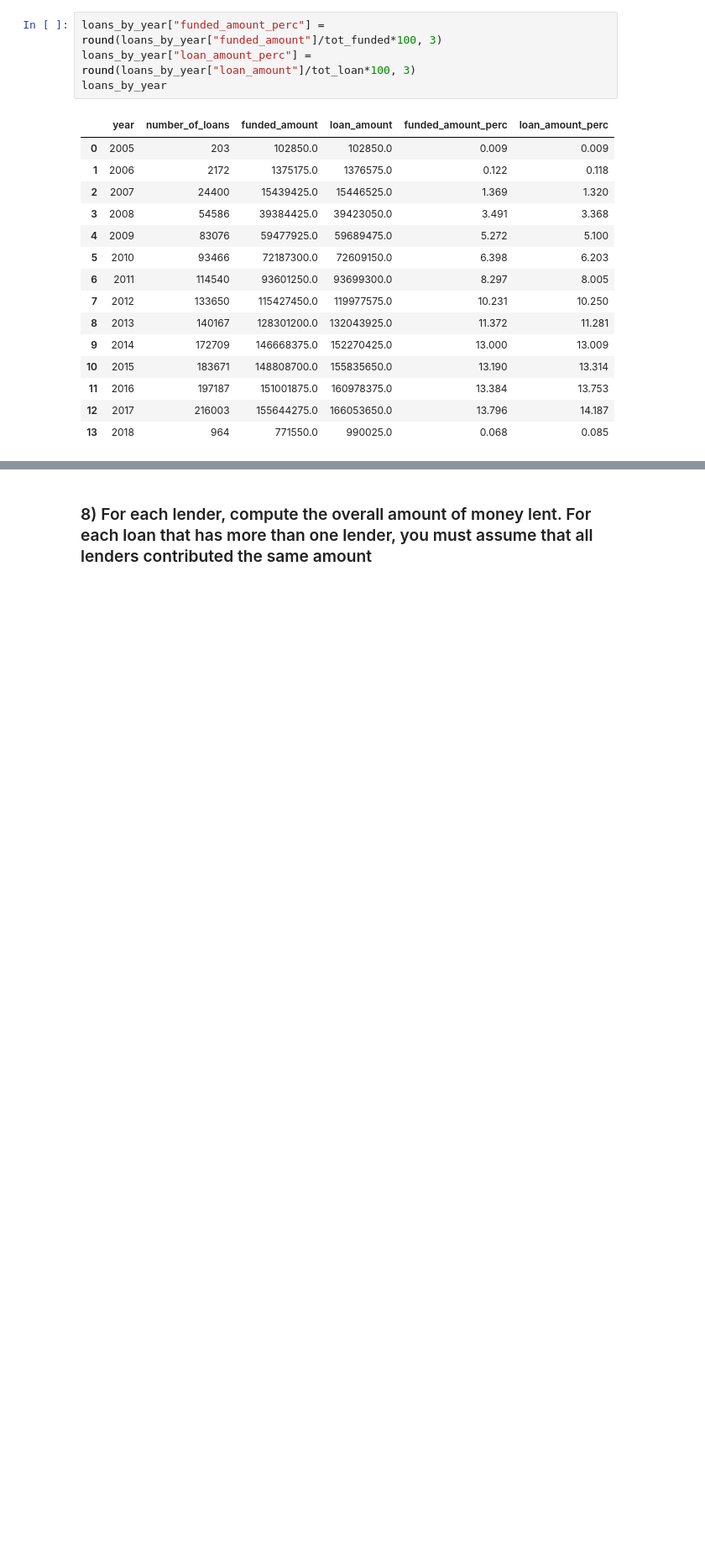
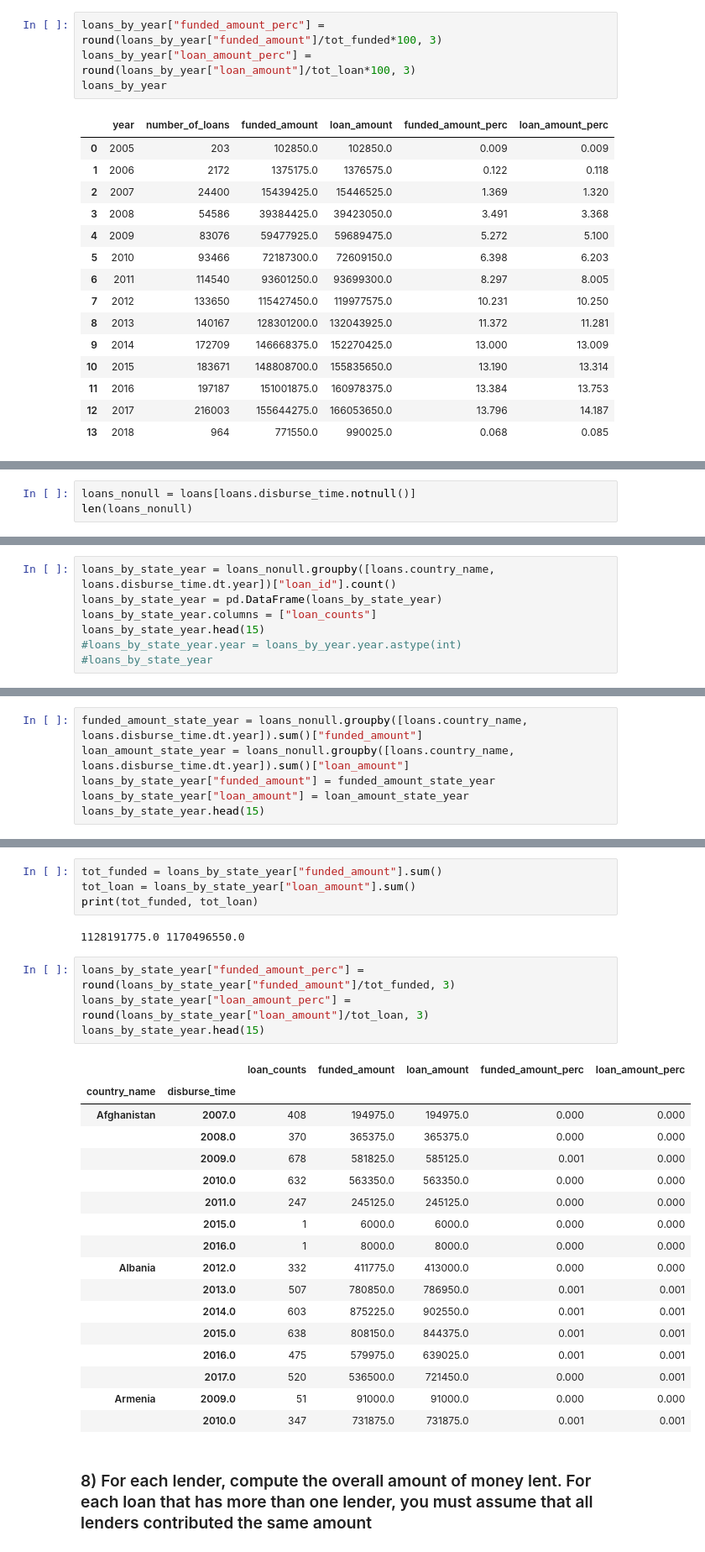
Before and after one commit to paolomariani/Foundations-of-Computer-Science-Project, a Jupyter notebook: Foundations of Computer Science Project Notebook.ipynb, the cells around one changed output, grey strips where cells are left out. Shown: that part at 84% size. Cells and saved outputs as stored; diff of their text form; blank space fills up the shorter version.

```diff
--- a/Foundations of Computer Science Project Notebook.ipynb
+++ b/Foundations of Computer Science Project Notebook.ipynb
@@ -392,0 +371,3 @@ loans_by_year
+# %%
+loans_nonull = loans[loans.disburse_time.notnull()]
+len(loans_nonull)
@@ -392,0 +376,7 @@ loans_by_year
+# %%
+loans_by_state_year = loans_nonull.groupby([loans.country_name, loans.disburse_time.dt.year])["loan_id"].count()
+loans_by_state_year = pd.DataFrame(loans_by_state_year)
+loans_by_state_year.columns = ["loan_counts"]
+loans_by_state_year.head(15)
+#loans_by_state_year.year = loans_by_year.year.astype(int)
+#loans_by_state_year
@@ -392,0 +403,6 @@ loans_by_year
+# %%
+funded_amount_state_year = loans_nonull.groupby([loans.country_name, loans.disburse_time.dt.year]).sum()["funded_amount"]
+loan_amount_state_year = loans_nonull.groupby([loans.country_name, loans.disburse_time.dt.year]).sum()["loan_amount"]
+loans_by_state_year["funded_amount"] = funded_amount_state_year
+loans_by_state_year["loan_amount"] = loan_amount_state_year
+loans_by_state_year.head(15)
@@ -393,2 +429,30 @@ loans_by_year
+# %%
+tot_funded = loans_by_state_year["funded_amount"].sum()
+tot_loan = loans_by_state_year["loan_amount"].sum()
+print(tot_funded, tot_loan)
+# %% [output]
+1128191775.0 1170496550.0
+# %%
+loans_by_state_year["funded_amount_perc"] = round(loans_by_state_year["funded_amount"]/tot_funded, 3)
+loans_by_state_year["loan_amount_perc"] = round(loans_by_state_year["loan_amount"]/tot_loan, 3)
+loans_by_state_year.head(15)
+# %% [output]
+|  |  | loan_counts | funded_amount | loan_amount | funded_amount_perc | loan_amount_perc |
+| country_name | disburse_time |  |  |  |  |  |
+| Afghanistan | 2007.0 | 408 | 194975.0 | 194975.0 | 0.000 | 0.000 |
+|  | 2008.0 | 370 | 365375.0 | 365375.0 | 0.000 | 0.000 |
+|  | 2009.0 | 678 | 581825.0 | 585125.0 | 0.001 | 0.000 |
+|  | 2010.0 | 632 | 563350.0 | 563350.0 | 0.000 | 0.000 |
+|  | 2011.0 | 247 | 245125.0 | 245125.0 | 0.000 | 0.000 |
+|  | 2015.0 | 1 | 6000.0 | 6000.0 | 0.000 | 0.000 |
+|  | 2016.0 | 1 | 8000.0 | 8000.0 | 0.000 | 0.000 |
+| Albania | 2012.0 | 332 | 411775.0 | 413000.0 | 0.000 | 0.000 |
+|  | 2013.0 | 507 | 780850.0 | 786950.0 | 0.001 | 0.001 |
+|  | 2014.0 | 603 | 875225.0 | 902550.0 | 0.001 | 0.001 |
+|  | 2015.0 | 638 | 808150.0 | 844375.0 | 0.001 | 0.001 |
+|  | 2016.0 | 475 | 579975.0 | 639025.0 | 0.001 | 0.001 |
+|  | 2017.0 | 520 | 536500.0 | 721450.0 | 0.000 | 0.001 |
+| Armenia | 2009.0 | 51 | 91000.0 | 91000.0 | 0.000 | 0.000 |
+|  | 2010.0 | 347 | 731875.0 | 731875.0 | 0.001 | 0.001 |
 # %% [markdown]
 ### 8) For each lender, compute the overall amount of money lent. For each loan that has more than one lender, you must assume that all lenders contributed the same amount
```
Also changed, not shown: parts of 46 cells of this notebook.
